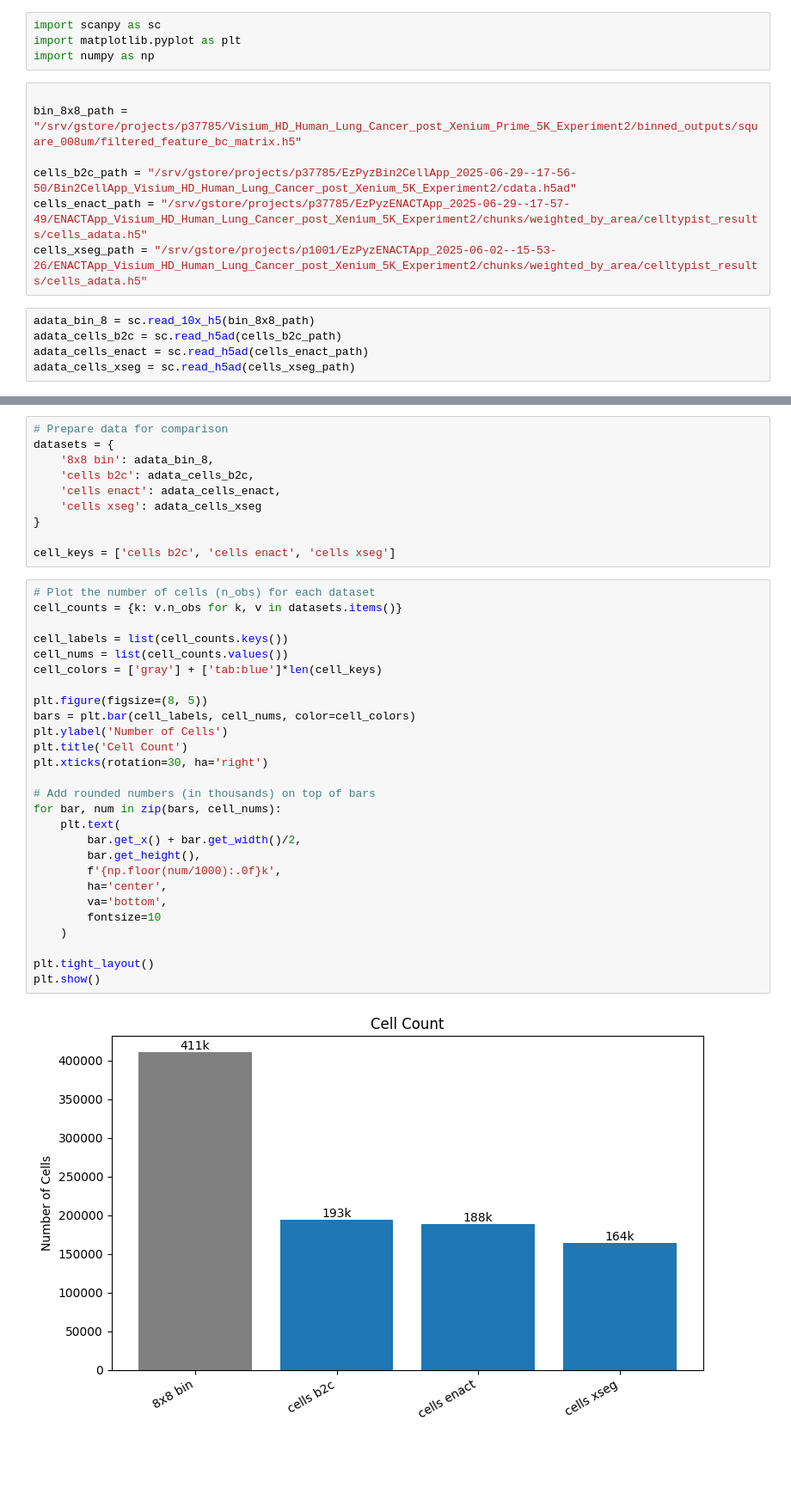
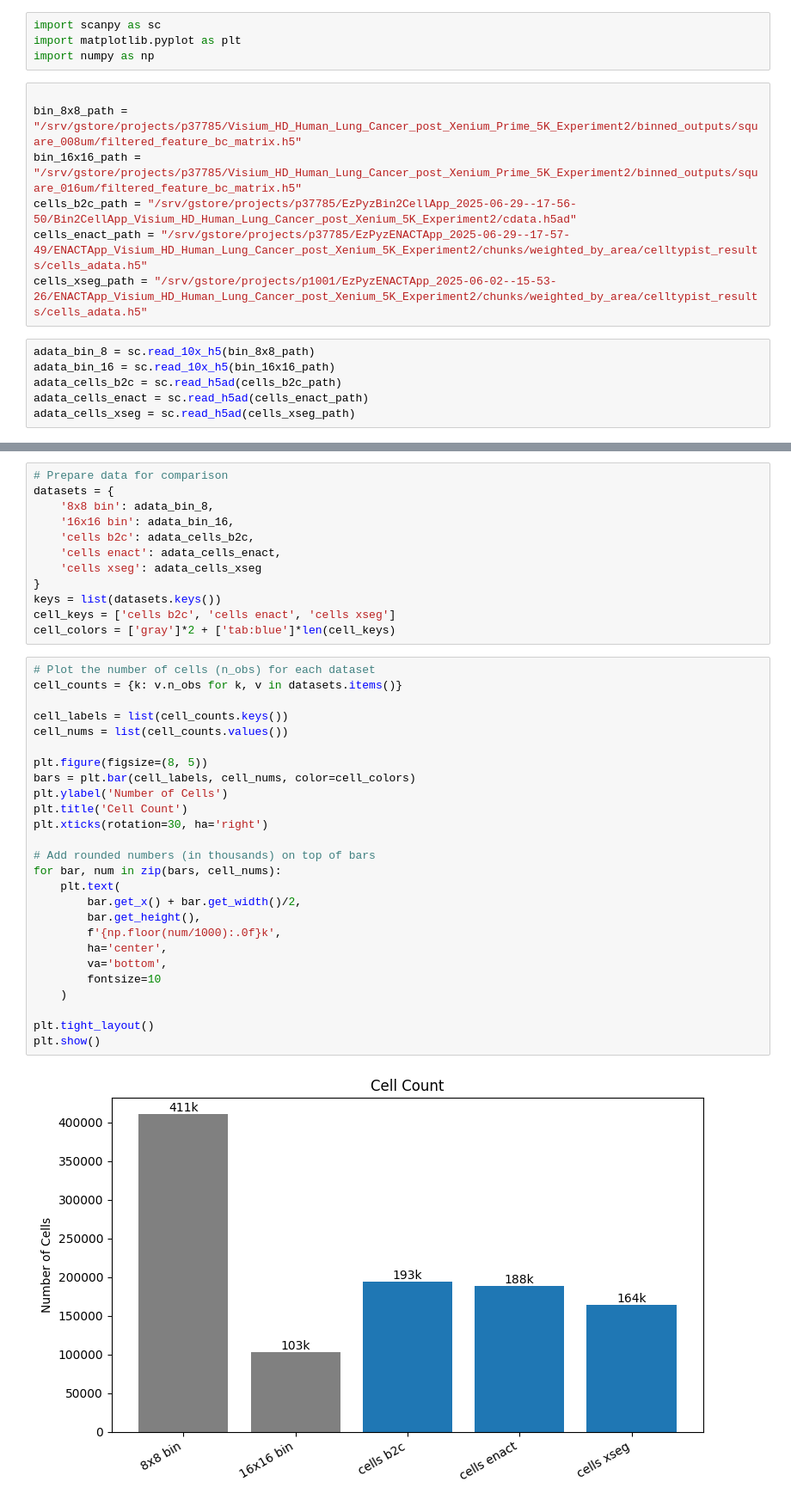
Before and after one commit to RaphaelDeGottardi/MasterThesis, a Jupyter notebook: Benchmarking pipeline/General metrics/VpX_metrics.ipynb, the cells around one changed output, grey strips where cells are left out. Shown at 86% size. Drawn from its saved outputs; the diff is of its cells as text; blank space fills up the shorter version.

```diff
--- a/Benchmarking pipeline/General metrics/VpX_metrics.ipynb
+++ b/Benchmarking pipeline/General metrics/VpX_metrics.ipynb
@@ -13,12 +13,13 @@ import numpy as np
 # %%
 
 bin_8x8_path = "/srv/gstore/projects/p37785/Visium_HD_Human_Lung_Cancer_post_Xenium_Prime_5K_Experiment2/binned_outputs/square_008um/filtered_feature_bc_matrix.h5"
-
+bin_16x16_path = "/srv/gstore/projects/p37785/Visium_HD_Human_Lung_Cancer_post_Xenium_Prime_5K_Experiment2/binned_outputs/square_016um/filtered_feature_bc_matrix.h5"
 cells_b2c_path = "/srv/gstore/projects/p37785/EzPyzBin2CellApp_2025-06-29--17-56-50/Bin2CellApp_Visium_HD_Human_Lung_Cancer_post_Xenium_5K_Experiment2/cdata.h5ad"
 cells_enact_path = "/srv/gstore/projects/p37785/EzPyzENACTApp_2025-06-29--17-57-49/ENACTApp_Visium_HD_Human_Lung_Cancer_post_Xenium_5K_Experiment2/chunks/weighted_by_area/celltypist_results/cells_adata.h5"
 cells_xseg_path = "/srv/gstore/projects/p1001/EzPyzENACTApp_2025-06-02--15-53-26/ENACTApp_Visium_HD_Human_Lung_Cancer_post_Xenium_5K_Experiment2/chunks/weighted_by_area/celltypist_results/cells_adata.h5"
 # %%
 adata_bin_8 = sc.read_10x_h5(bin_8x8_path)
+adata_bin_16 = sc.read_10x_h5(bin_16x16_path)
 adata_cells_b2c = sc.read_h5ad(cells_b2c_path)
 adata_cells_enact = sc.read_h5ad(cells_enact_path)
 adata_cells_xseg = sc.read_h5ad(cells_xseg_path)
@@ -34,38 +36,39 @@ for name, adata in [
 # Prepare data for comparison
 datasets = {
     '8x8 bin': adata_bin_8,
+    '16x16 bin': adata_bin_16,
     'cells b2c': adata_cells_b2c,
     'cells enact': adata_cells_enact,
     'cells xseg': adata_cells_xseg
 }
-
+keys = list(datasets.keys())
 cell_keys = ['cells b2c', 'cells enact', 'cells xseg']
+cell_colors = ['gray']*2 + ['tab:blue']*len(cell_keys)
 # %%
 # Plot the number of cells (n_obs) for each dataset
 cell_counts = {k: v.n_obs for k, v in datasets.items()}
 
 cell_labels = list(cell_counts.keys())
 cell_nums = list(cell_counts.values())
-cell_colors = ['gray'] + ['tab:blue']*len(cell_keys)
 
 plt.figure(figsize=(8, 5))
 bars = plt.bar(cell_labels, cell_nums, color=cell_colors)
 plt.ylabel('Number of Cells')
 plt.title('Cell Count')
 plt.xticks(rotation=30, ha='right')
 
 # Add rounded numbers (in thousands) on top of bars
 for bar, num in zip(bars, cell_nums):
     plt.text(
         bar.get_x() + bar.get_width()/2,
         bar.get_height(),
         f'{np.floor(num/1000):.0f}k',
         ha='center',
         va='bottom',
         fontsize=10
     )
 
 plt.tight_layout()
 plt.show()
 # %% [output]
-[figure, old version]
+[figure, new version]
```
Also changed, not shown: parts of 8 cells of this notebook, 3 other files.
